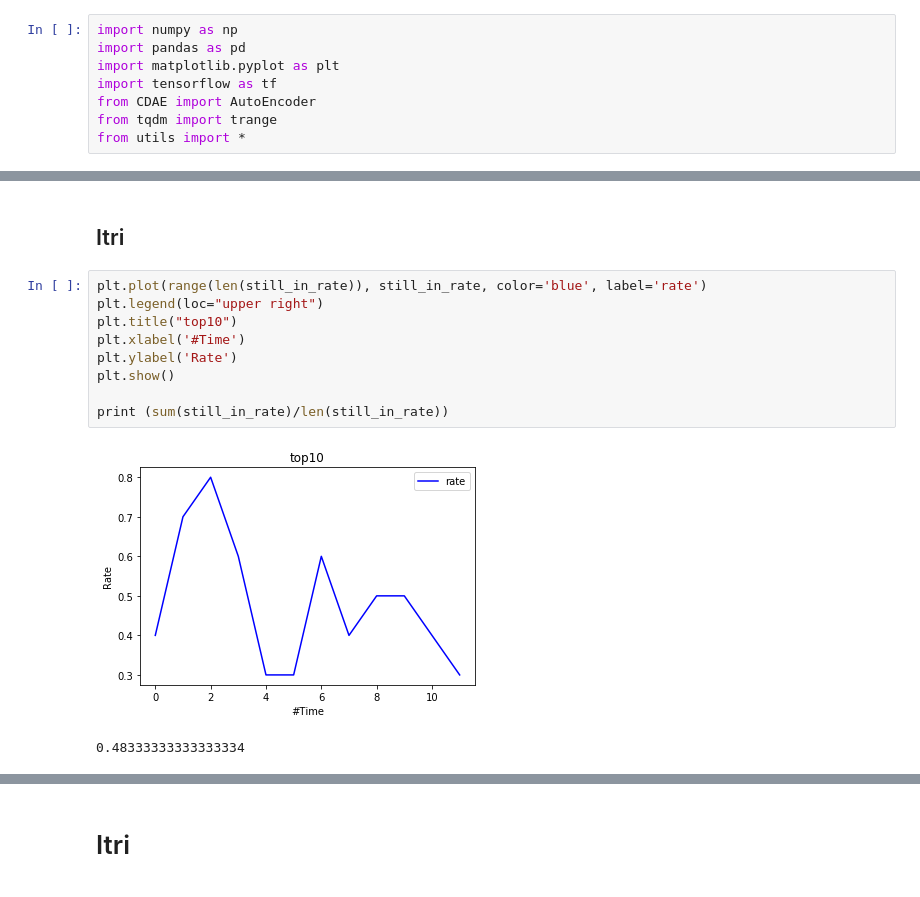
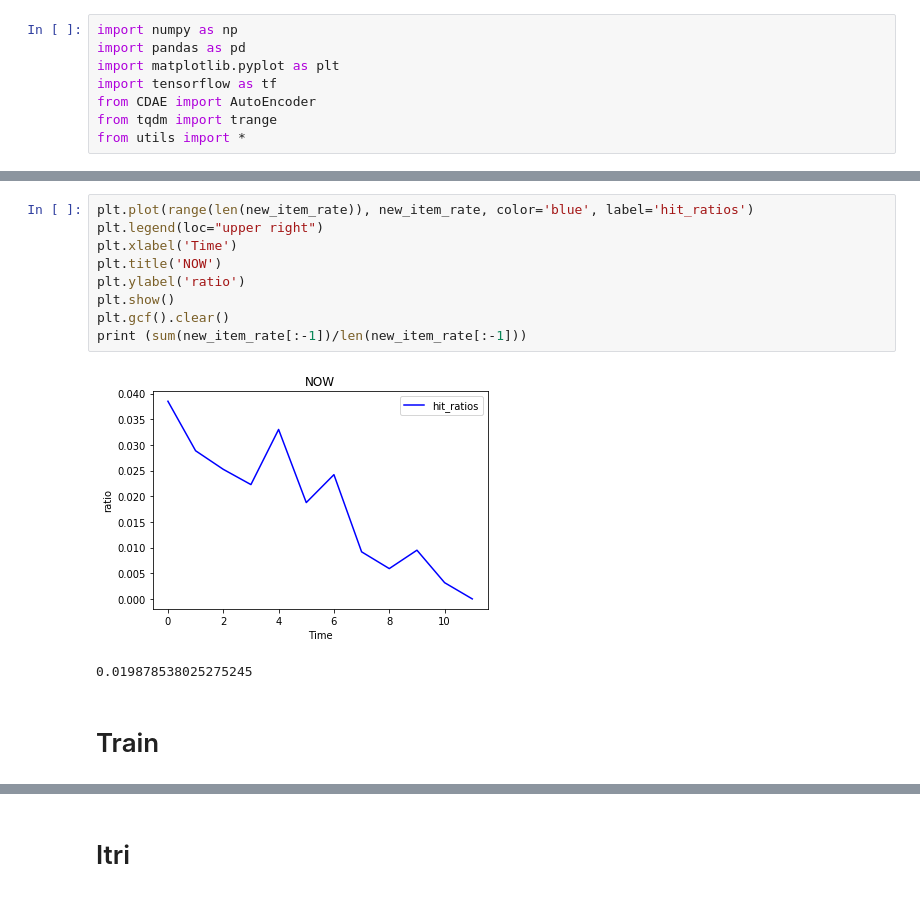
Before and after one commit to yutailin1993/Recommender-Exp, a Jupyter notebook: CDAE/new_CDAE.ipynb, the cells around one changed output, grey strips where cells are left out. Cells and saved outputs as stored; diff of their text form.

```diff
--- a/CDAE/new_CDAE.ipynb
+++ b/CDAE/new_CDAE.ipynb
@@ -109,14 +127,14 @@ while True:
+# %%
+plt.plot(range(len(new_item_rate)), new_item_rate, color='blue', label='hit_ratios')
+plt.legend(loc="upper right")
+plt.xlabel('Time')
+plt.title('NOW')
+plt.ylabel('ratio')
+plt.show()
+plt.gcf().clear()
+print (sum(new_item_rate[:-1])/len(new_item_rate[:-1]))
+# %% [output]
+[figure, added]
+0.019878538025275245
 # %% [markdown]
-## Itri
+# Train
-# %%
-plt.plot(range(len(still_in_rate)), still_in_rate, color='blue', label='rate')
-plt.legend(loc="upper right")
-plt.title("top10")
-plt.xlabel('#Time')
-plt.ylabel('Rate')
-plt.show()
-
-print (sum(still_in_rate)/len(still_in_rate))
-# %% [output]
-[figure, removed]
-0.48333333333333334
```
Also changed, not shown: parts of 36 cells of this notebook, 4 other files.
